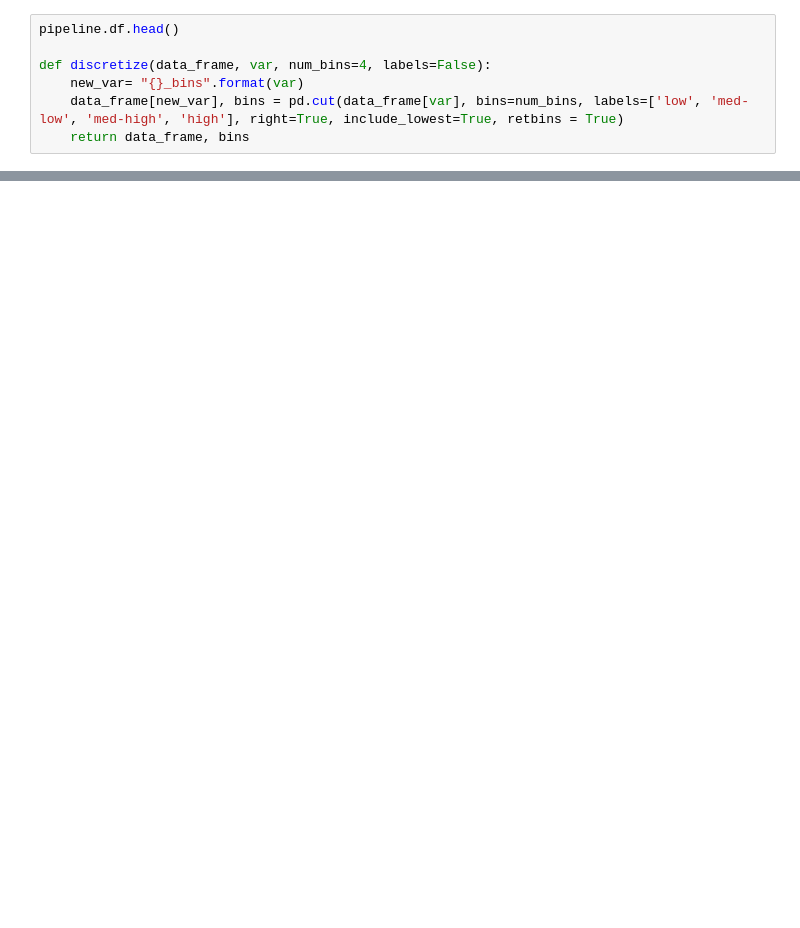
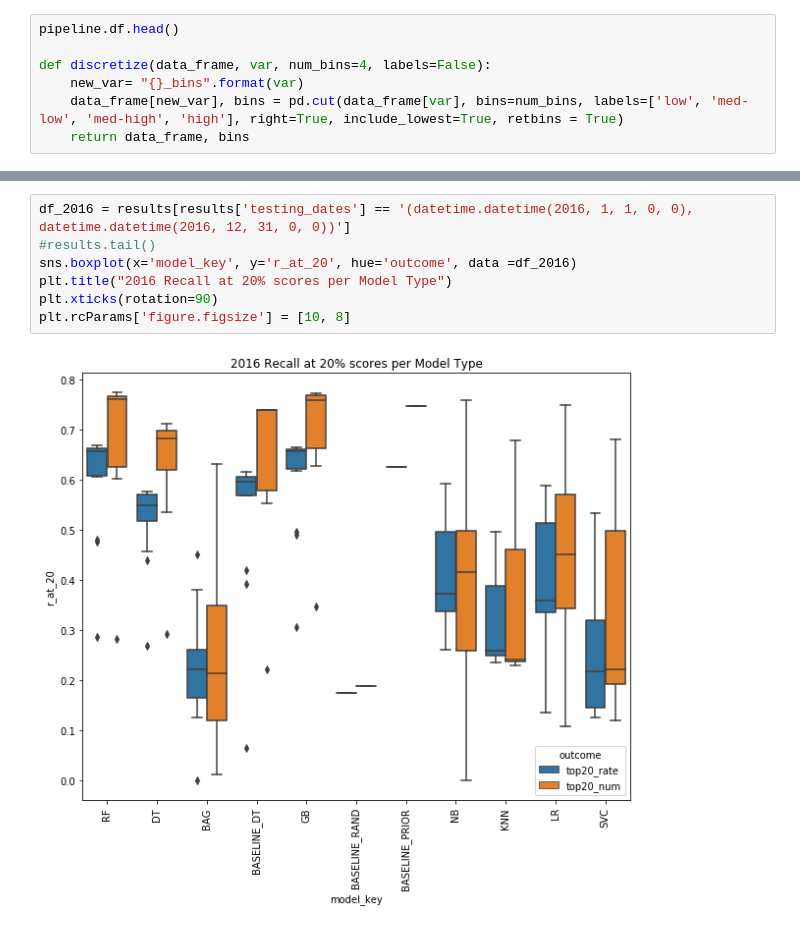
Before and after one commit to justincohler/evictions-learn, a Jupyter notebook: src/Bias Analysis.ipynb, the cells around one changed output, grey strips where cells are left out. Saved outputs shown, nothing was run; the diff lists cells and outputs as text; blank space fills up the shorter version.

```diff
--- a/src/Bias Analysis.ipynb
+++ b/src/Bias Analysis.ipynb
@@ -157,0 +203,9 @@ get_disparity_predefined_group()
+# %%
+df_2016 = results[results['testing_dates'] == '(datetime.datetime(2016, 1, 1, 0, 0), datetime.datetime(2016, 12, 31, 0, 0))']
+#results.tail()
+sns.boxplot(x='model_key', y='r_at_20', hue='outcome', data =df_2016)
+plt.title("2016 Recall at 20% scores per Model Type")
+plt.xticks(rotation=90)
+plt.rcParams['figure.figsize'] = [10, 8]
+# %% [output]
+[figure, added]
```
Also changed, not shown: parts of 9 cells of this notebook.
